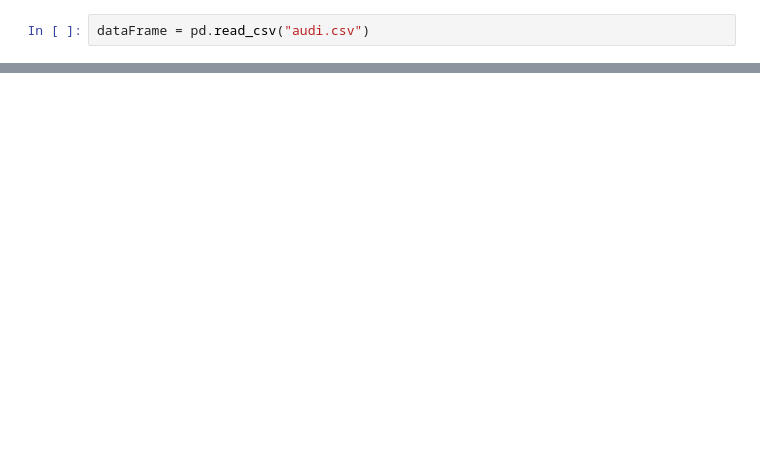
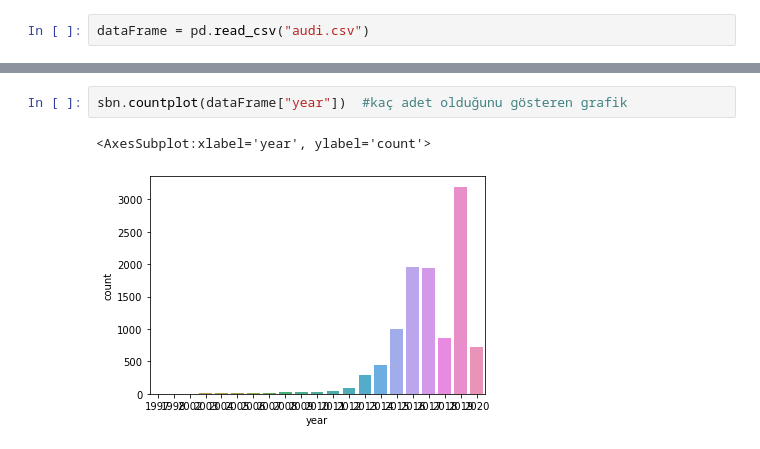
Before and after one commit to oguzhanagir/TensorFlowPythonPractice, a Jupyter notebook: TensorFlow-ArabaAnalizi(audi).ipynb, the cells around one changed output, grey strips where cells are left out. Saved outputs shown, nothing was run; the diff lists cells and outputs as text; blank space fills up the shorter version.

```diff
--- a/TensorFlow-ArabaAnalizi(audi).ipynb
+++ b/TensorFlow-ArabaAnalizi(audi).ipynb
@@ -23,0 +44,5 @@ dataFrame
+# %%
+sbn.countplot(dataFrame["year"])  #kaç adet olduğunu gösteren grafik
+# %% [output]
+<AxesSubplot:xlabel='year', ylabel='count'>
+[figure, added]
```
Also changed, not shown: parts of 39 cells of this notebook, 4 other files.
